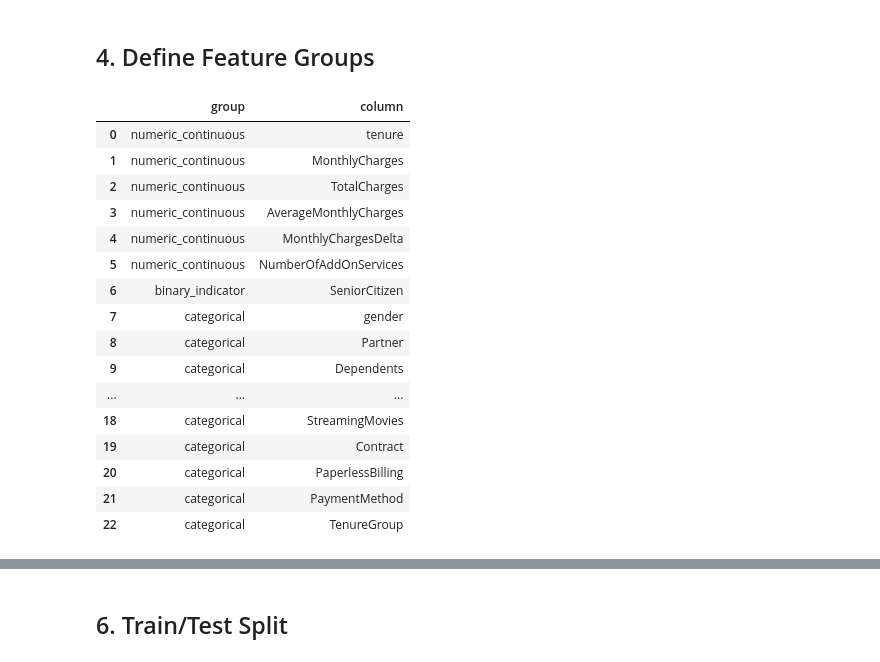
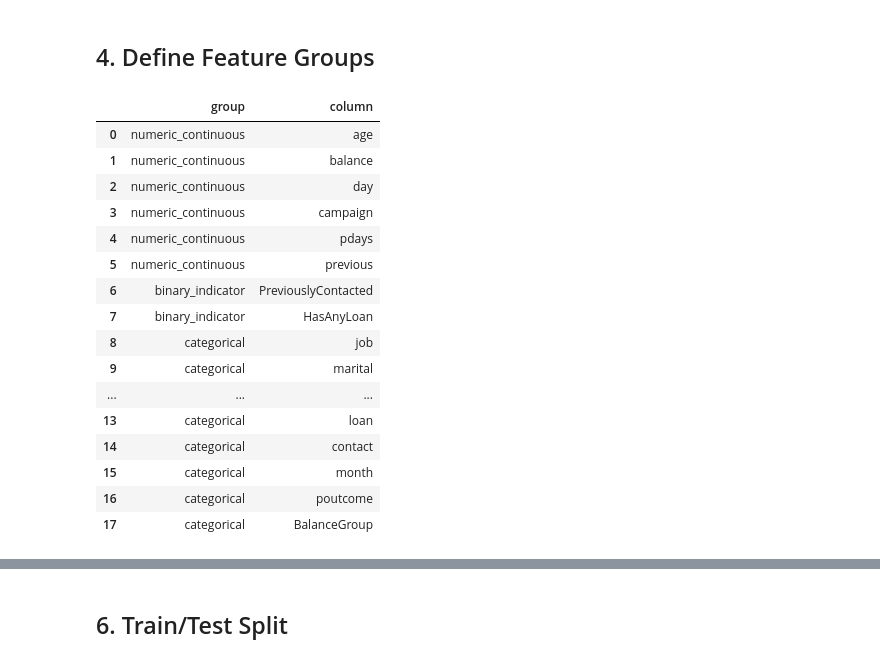
Before and after one commit to PatriciaDelgadoGorostiza/ads2-bank-marketing-project, a Jupyter notebook: notebooks/03_feature_engineering.ipynb, the cells around one changed output, grey strips where cells are left out. Cells and saved outputs as stored; diff of their text form; code cells hidden in the pictures.

```diff
--- a/notebooks/03_feature_engineering.ipynb
+++ b/notebooks/03_feature_engineering.ipynb
@@ -326,68 +211,63 @@ For the first baseline, we keep the selection simple and transparent. Later, mod
 # %% [markdown]
 ## 4. Define Feature Groups
 # %%
-ID_COLUMNS = ["customerID"]
-TARGET_COLUMNS = ["Churn", "ChurnBinary"]
+
+TARGET_COLUMNS = ["y", "y_binary"]
 
 NUMERIC_FEATURES = [
-    "tenure",
-    "MonthlyCharges",
-    "TotalCharges",
-    "AverageMonthlyCharges",
-    "MonthlyChargesDelta",
-    "NumberOfAddOnServices",
+    "age",
+    "balance",
+    "day",
+    "campaign",
+    "pdays",
+    "previous",
 ]
 
 BINARY_FEATURES = [
-    "SeniorCitizen",
+    "PreviouslyContacted",
+    "HasAnyLoan",
 ]
 
 CATEGORICAL_FEATURES = [
-    "gender",
-    "Partner",
-    "Dependents",
-    "PhoneService",
-    "MultipleLines",
-    "InternetService",
-    "OnlineSecurity",
-    "OnlineBackup",
-    "DeviceProtection",
-    "TechSupport",
-    "StreamingTV",
-    "StreamingMovies",
-    "Contract",
-    "PaperlessBilling",
-    "PaymentMethod",
-    "TenureGroup",
+    "job",
+    "marital",
+    "education",
+    "default",
+    "housing",
+    "loan",
+    "contact",
+    "month",
+    "poutcome",
+    "BalanceGroup",
 ]
 
 FEATURE_COLUMNS = NUMERIC_FEATURES + BINARY_FEATURES + CATEGORICAL_FEATURES
 
 feature_overview = pd.DataFrame({
     "group": (
         ["numeric_continuous"] * len(NUMERIC_FEATURES)
         + ["binary_indicator"] * len(BINARY_FEATURES)
         + ["categorical"] * len(CATEGORICAL_FEATURES)
     ),
     "column": FEATURE_COLUMNS,
 })
 
 feature_overview
 # %% [output]
 |  | group | column |
-| 0 | numeric_continuous | tenure |
-| 1 | numeric_continuous | MonthlyCharges |
-| 2 | numeric_continuous | TotalCharges |
-| 3 | numeric_continuous | AverageMonthlyCharges |
-| 4 | numeric_continuous | MonthlyChargesDelta |
-| 5 | numeric_continuous | NumberOfAddOnServices |
-| 6 | binary_indicator | SeniorCitizen |
-| 7 | categorical | gender |
-| 8 | categorical | Partner |
-| 9 | categorical | Dependents |
+| 0 | numeric_continuous | age |
+| 1 | numeric_continuous | balance |
+| 2 | numeric_continuous | day |
+| 3 | numeric_continuous | campaign |
+| 4 | numeric_continuous | pdays |
+| 5 | numeric_continuous | previous |
+| 6 | binary_indicator | PreviouslyContacted |
+| 7 | binary_indicator | HasAnyLoan |
+| 8 | categorical | job |
+| 9 | categorical | marital |
 | ... | ... | ... |
-| 18 | categorical | StreamingMovies |
-| 19 | categorical | Contract |
-| 20 | categorical | PaperlessBilling |
-| 21 | categorical | PaymentMethod |
-| 22 | categorical | TenureGroup |
+| 13 | categorical | loan |
+| 14 | categorical | contact |
+| 15 | categorical | month |
+| 16 | categorical | poutcome |
+| 17 | categorical | BalanceGroup |
```
Also changed, not shown: parts of 54 cells of this notebook, 7 other files.
